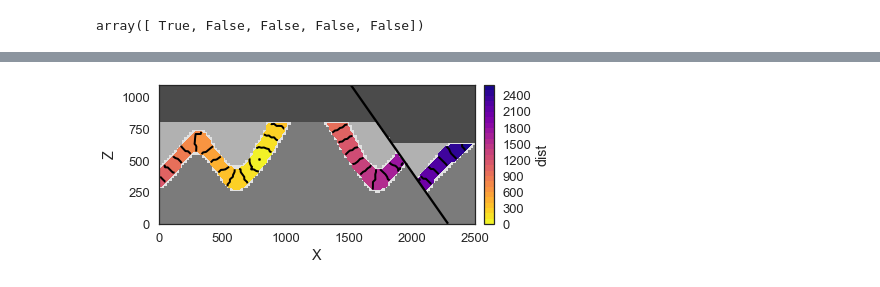
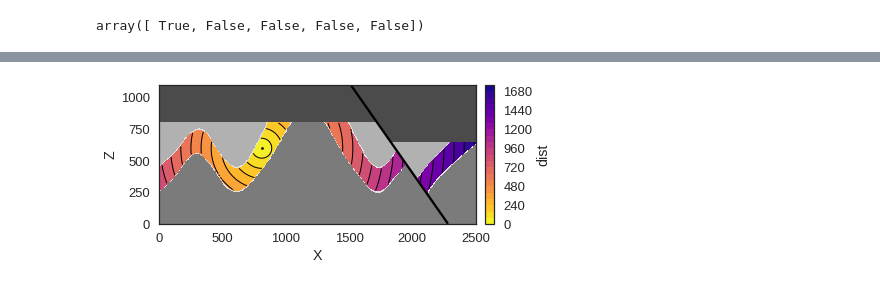
Before and after one commit to rubensdmp/gempy, a Jupyter notebook: notebooks/experimental/kriging_examples/Model for figure.ipynb, the cells around one changed output, grey strips where cells are left out. Drawn from its saved outputs; the diff is of its cells as text; code cells hidden in the pictures.

```diff
--- a/notebooks/experimental/kriging_examples/Model for figure.ipynb
+++ b/notebooks/experimental/kriging_examples/Model for figure.ipynb
@@ -85,0 +86,6 @@ Compilation Done!
+# %%
+gp.set_interpolation_data(geo_data,
+                          output='geology', compile_theano=True,
+                          theano_optimizer='fast_compile',
+                          verbose=[],
+                         dtype='float64')
@@ -86,5 +100,5 @@ Compilation Done!
 # %%
-sol = gp.compute_model(geo_data)
+sol=gp.compute_model(geo_data, compute_mesh=True)
 # %%
 #geo_data.add_topography(source='random')
 # %%
@@ -139,7 +153,9 @@ sol.grid.set_inactive('custom')
 # %% [output]
 Active grids: ['regular' 'custom']
 array([ True, False, False, False, False])
+# %%
+distance_type='euclidian'
 # %%
-solution_sim = kriging.create_gaussian_field(domain, variogram_model, distance_type='deformed',
+solution_sim = kriging.create_gaussian_field(domain, variogram_model, distance_type=distance_type,
                                              moving_neighbourhood='n_closest', sgs_grid=sgs_grid, shuffled_grid=locs,
                                             sgs_fault_block=sgs_fault_block)
@@ -171,11 +197,11 @@ np.where(sgs_locations[:,0]==790)
 # %%
-point=423
+point=560
 
 solution_sim.plot_distances(geo_data=geo_data, direction='y', cell_number=1, point=point,
                             contour=True, alpha=0.5,  interpolation='nearest', legend=True)
 
 plt.scatter(sgs_locations[point+4][0], sgs_locations[point+4][2], color='black', s=5)
 
-plt.savefig('test_figure4.svg')
+plt.savefig(distance_type+'figure.svg')
 # %% [output]
-[figure, old version]
+[figure, new version]
```
Also changed, not shown: parts of 11 cells of this notebook, 12 other files.
